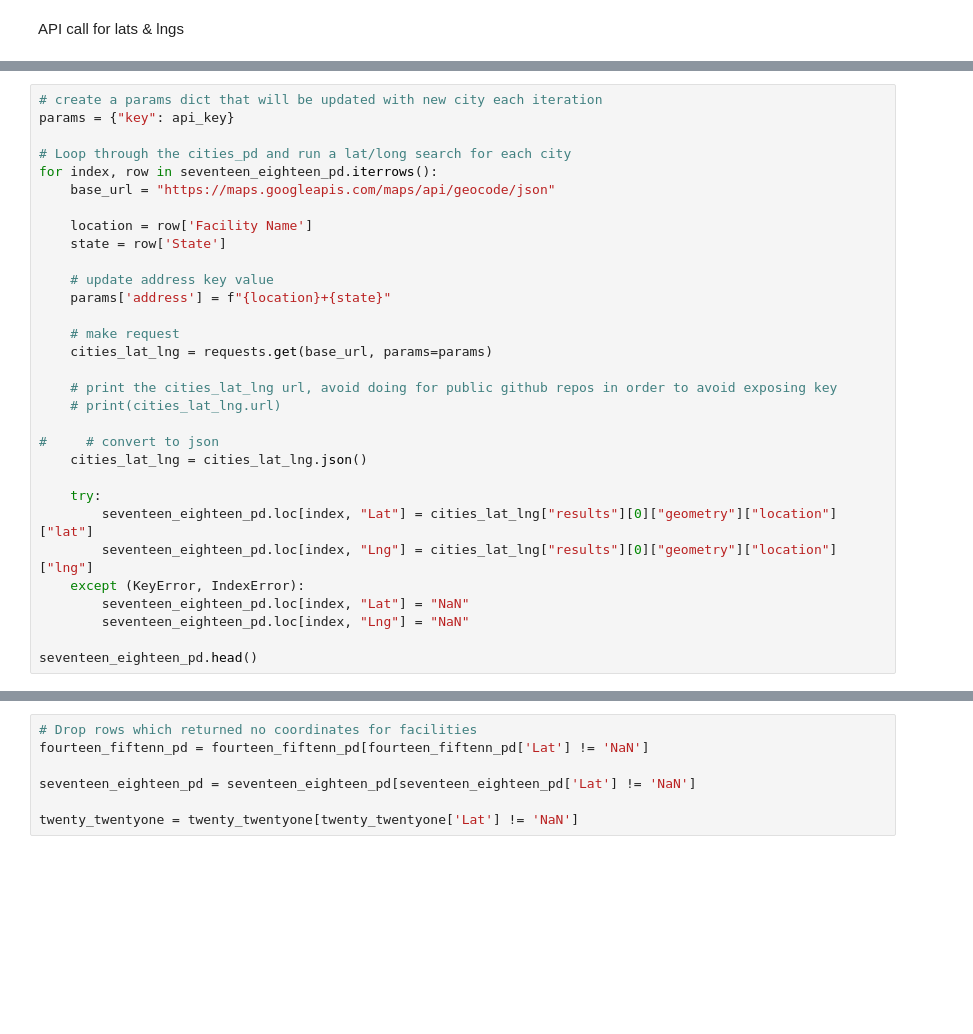
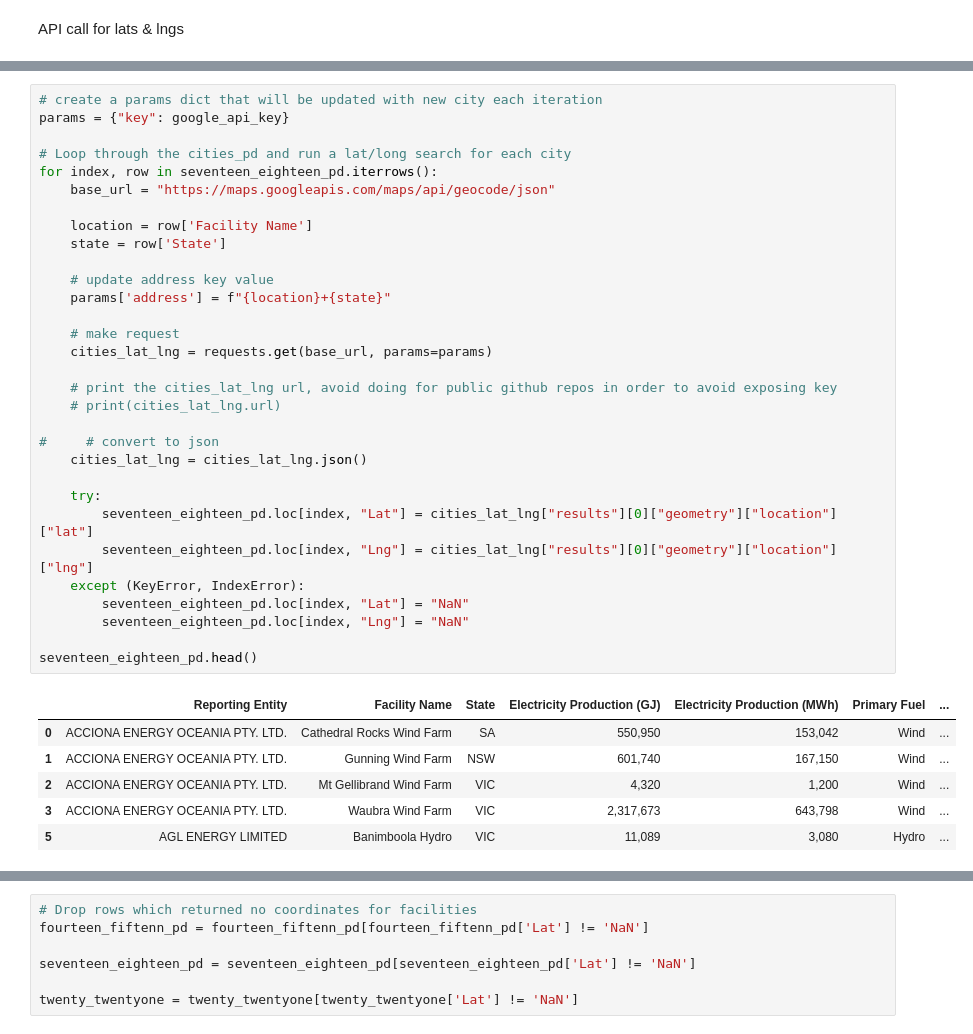
Before and after one commit to Carly-Jane/Australian_Energy_Insights, a Jupyter notebook: notebooks/coordinates_api_call.ipynb, the cells around one changed output, grey strips where cells are left out. Drawn from its saved outputs; the diff is of its cells as text; blank space fills up the shorter version.

```diff
--- a/notebooks/coordinates_api_call.ipynb
+++ b/notebooks/coordinates_api_call.ipynb
@@ -74,33 +81,40 @@ fourteen_fiftenn_pd.head()
 # %%
 # create a params dict that will be updated with new city each iteration
-params = {"key": api_key}
+params = {"key": google_api_key}
 
 # Loop through the cities_pd and run a lat/long search for each city
 for index, row in seventeen_eighteen_pd.iterrows():
     base_url = "https://maps.googleapis.com/maps/api/geocode/json"
 
     location = row['Facility Name']
     state = row['State']
 
     # update address key value
     params['address'] = f"{location}+{state}"
 
     # make request
     cities_lat_lng = requests.get(base_url, params=params)
 
     # print the cities_lat_lng url, avoid doing for public github repos in order to avoid exposing key
     # print(cities_lat_lng.url)
 
 #     # convert to json
     cities_lat_lng = cities_lat_lng.json()
 
     try:
         seventeen_eighteen_pd.loc[index, "Lat"] = cities_lat_lng["results"][0]["geometry"]["location"]["lat"]
         seventeen_eighteen_pd.loc[index, "Lng"] = cities_lat_lng["results"][0]["geometry"]["location"]["lng"]
     except (KeyError, IndexError):
         seventeen_eighteen_pd.loc[index, "Lat"] = "NaN"
         seventeen_eighteen_pd.loc[index, "Lng"] = "NaN"
 
 seventeen_eighteen_pd.head()
+# %% [output]
+|  | Reporting Entity | Facility Name | State | Electricity Production (GJ) | Electricity Production (MWh) | Primary Fuel | ... |
+| 0 | ACCIONA ENERGY OCEANIA PTY. LTD. | Cathedral Rocks Wind Farm | SA | 550,950 | 153,042 | Wind | ... |
+| 1 | ACCIONA ENERGY OCEANIA PTY. LTD. | Gunning Wind Farm | NSW | 601,740 | 167,150 | Wind | ... |
+| 2 | ACCIONA ENERGY OCEANIA PTY. LTD. | Mt Gellibrand Wind Farm | VIC | 4,320 | 1,200 | Wind | ... |
+| 3 | ACCIONA ENERGY OCEANIA PTY. LTD. | Waubra Wind Farm | VIC | 2,317,673 | 643,798 | Wind | ... |
+| 5 | AGL ENERGY LIMITED | Banimboola Hydro | VIC | 11,089 | 3,080 | Hydro | ... |
 # %%
 # create a params dict that will be updated with new city each iteration
```
Also changed, not shown: parts of 9 cells of this notebook, 10 other files.
